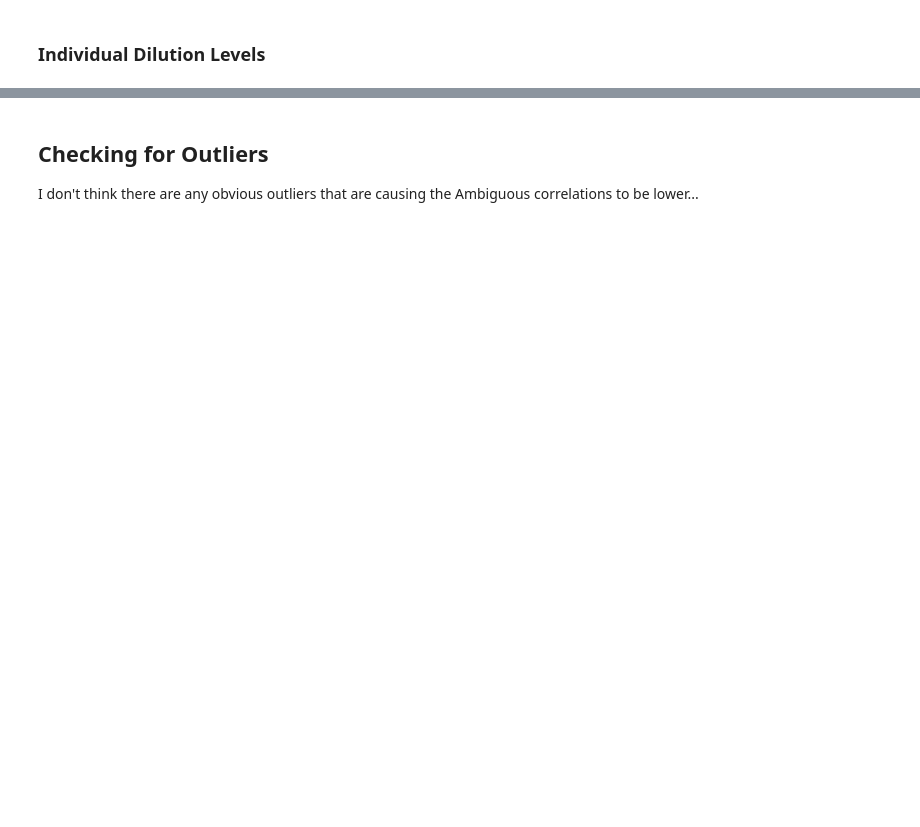
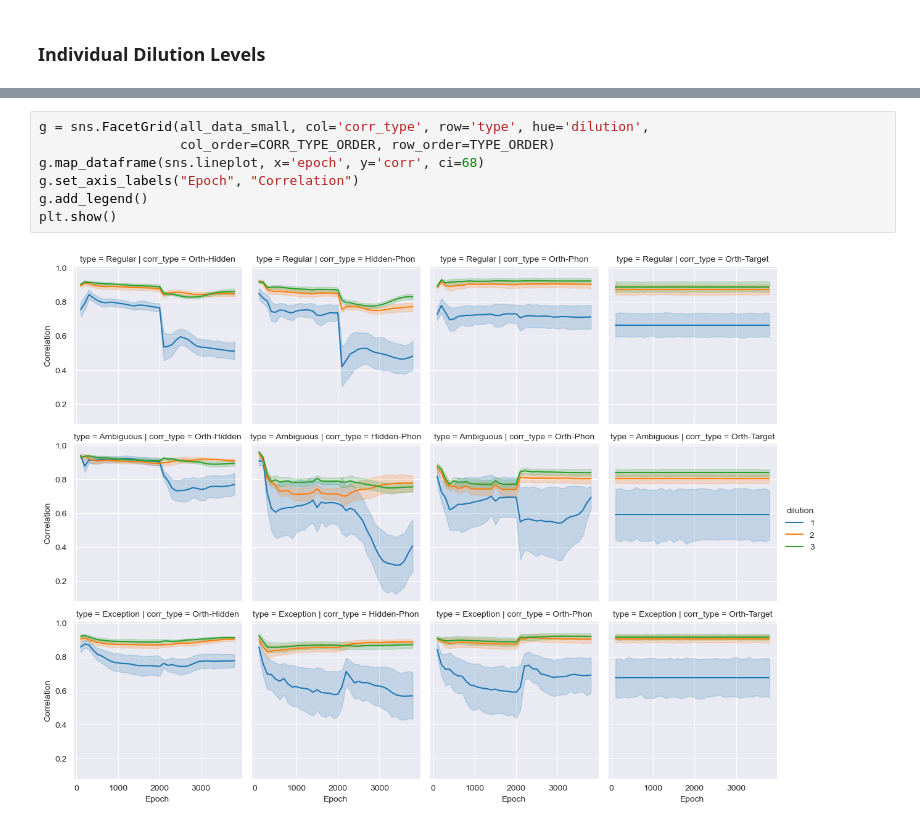
Before and after one commit to Brian0615/Plaut_Model_v2, a Jupyter notebook: results/LENS-20210516/correlation_of_correlations/correlation_of_correlations_anchors.ipynb, the cells around one changed output, grey strips where cells are left out. Drawn from its saved outputs; the diff is of its cells as text; blank space fills up the shorter version.

```diff
--- a/results/LENS-20210516/correlation_of_correlations/correlation_of_correlations_anchors.ipynb
+++ b/results/LENS-20210516/correlation_of_correlations/correlation_of_correlations_anchors.ipynb
@@ -153,3 +136,9 @@ Dilution Level: 3
-# %% [markdown]
-## Checking for Outliers
-I don't think there are any obvious outliers that are causing the Ambiguous correlations to be lower...
+# %%
+g = sns.FacetGrid(all_data_small, col='corr_type', row='type', hue='dilution',
+                  col_order=CORR_TYPE_ORDER, row_order=TYPE_ORDER)
+g.map_dataframe(sns.lineplot, x='epoch', y='corr', ci=68)
+g.set_axis_labels("Epoch", "Correlation")
+g.add_legend()
+plt.show()
+# %% [output]
+[figure, added]
```
Also changed, not shown: parts of 10 cells of this notebook, 8 other files.
